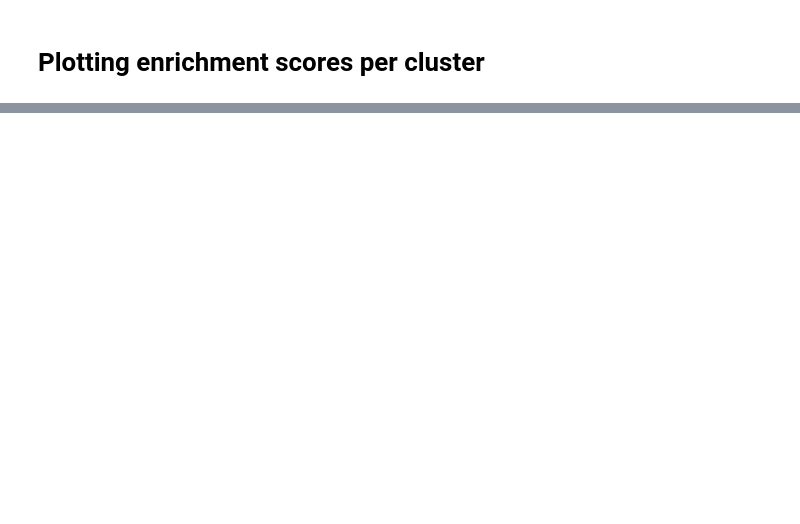
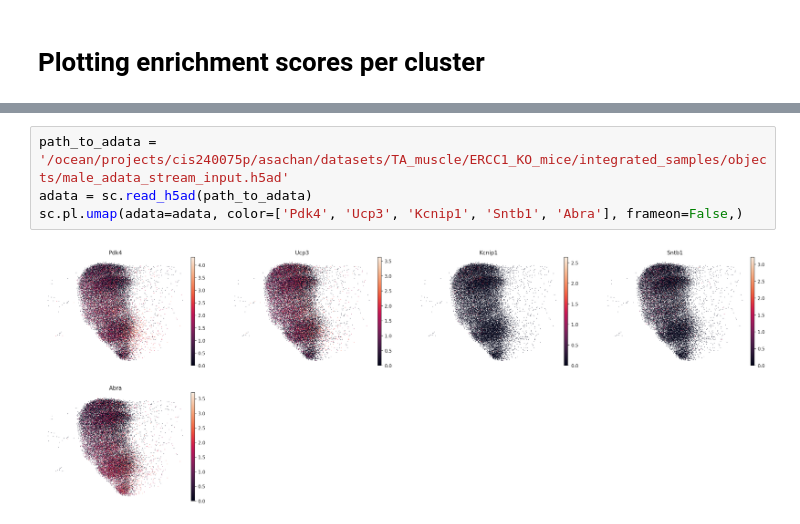
Before and after one commit to sachha-naksha/TA_muscle_ageing, a Jupyter notebook: py_scripts/grn_inference/3_LF_enrichment.ipynb, the cells around one changed output, grey strips where cells are left out. Cells and saved outputs as stored; diff of their text form; blank space fills up the shorter version.

Commit message:
added LF enrichment scores for male pooled GRN (type2)

```diff
--- a/py_scripts/grn_inference/3_LF_enrichment.ipynb
+++ b/py_scripts/grn_inference/3_LF_enrichment.ipynb
@@ -93,0 +243,6 @@ for ord_clus in order_fr_clust:
+# %%
+path_to_adata = '/ocean/projects/cis240075p/asachan/datasets/TA_muscle/ERCC1_KO_mice/integrated_samples/objects/male_adata_stream_input.h5ad'
+adata = sc.read_h5ad(path_to_adata)
+sc.pl.umap(adata=adata, color=['Pdk4', 'Ucp3', 'Kcnip1', 'Sntb1', 'Abra'], frameon=False,)
+# %% [output]
+[figure, added]
```
Also changed, not shown: parts of 13 cells of this notebook, 1 other file.
